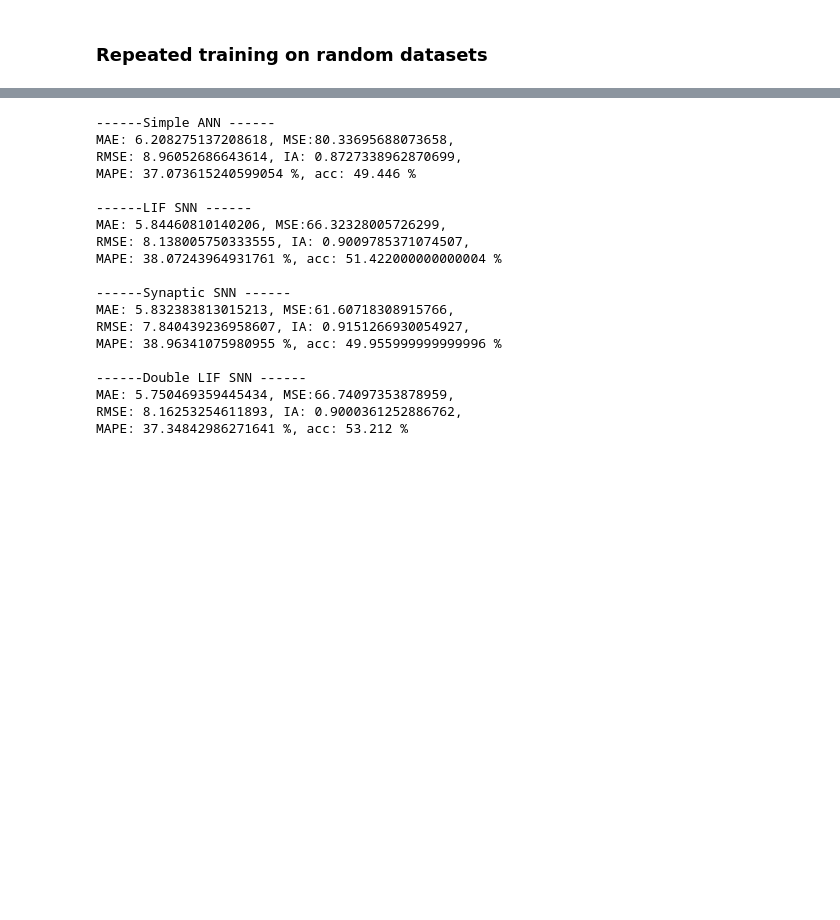
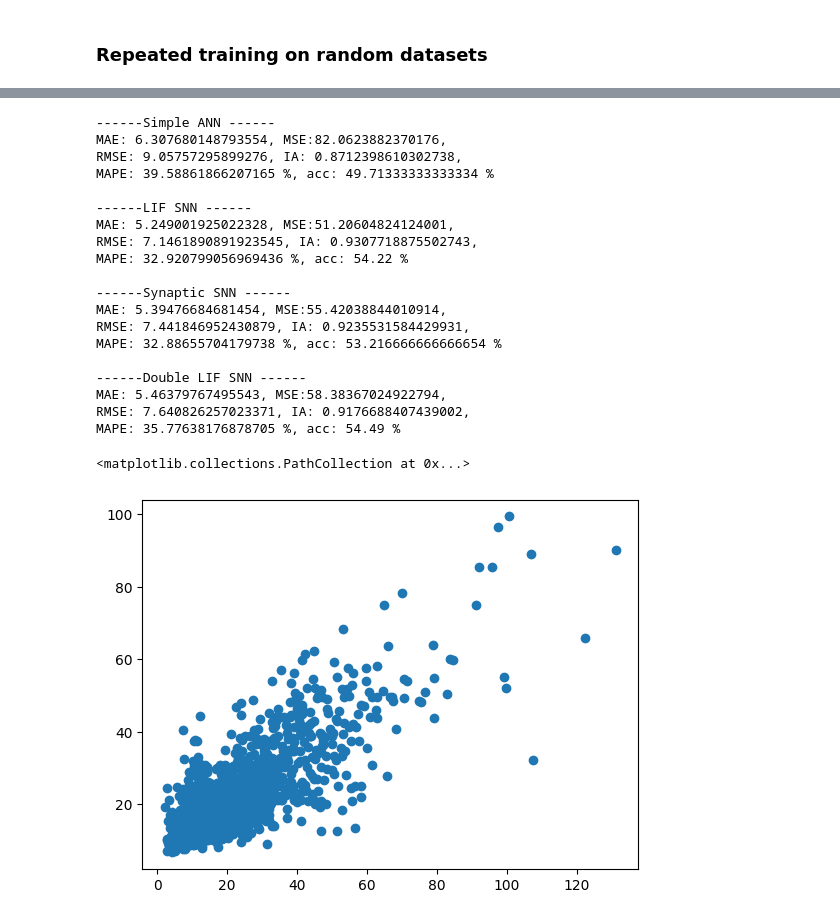
Before and after one commit to Jungliana/SNN-air-pollution, a Jupyter notebook: notebooks/training_dataset06.ipynb, the cells around one changed output, grey strips where cells are left out. Cells and saved outputs as stored; diff of their text form; code cells hidden in the pictures; blank space fills up the shorter version.

```diff
--- a/notebooks/training_dataset06.ipynb
+++ b/notebooks/training_dataset06.ipynb
@@ -26,6 +29,6 @@ valid_loader = data.DataLoader(valid_dataset, batch_size=256, shuffle=False, dro
 # %% [markdown]
 ### Simple regressor
 # %%
-model1 = SimpleANN(num_inputs=8, num_hidden=3500, num_outputs=1)
+model1 = MultiLayerANN(num_inputs=8, num_hidden=5000, num_outputs=1)
 print(model1)
 # %% [output]
@@ -36,4 +41,4 @@ TwoLayerPerceptron(
 )
 # %%
-training_loop(model1, train_loader, valid_loader, device, num_epochs=20, lr=0.003, validation=True)
+training_loop(model1, train_loader, valid_loader, device, num_epochs=120, lr=0.003, validation=True)
 # %% [output]
@@ -236,7 +241,7 @@ err_model2 = [0., 0., 0., 0., 0., 0.]
 err_model3 = [0., 0., 0., 0., 0., 0.]
 err_model4 = [0., 0., 0., 0., 0., 0.]
 # %%
-trials = 5
+trials = 3
 for i in range(trials):
     # Prepare data loaders.
     train_dataset, test_dataset = torch.utils.data.random_split(all_data, (round(0.8 * len(all_data)), round(0.2 * len(all_data))))
@@ -244,17 +249,17 @@ for i in range(trials):
     test_loader = data.DataLoader(test_dataset, batch_size=256, shuffle=False, drop_last=False)
 
     # Prepare models.
-    model1 = SimpleANN(num_inputs=8, num_hidden=4000, num_outputs=1)
-    model2 = LeakySNN(num_inputs=8, num_hidden=4000, num_outputs=1, num_steps=25)
-    model3 = SynapticSNN(num_inputs=8, num_hidden=4000, num_outputs=1, num_steps=50)
-    model4 = DoubleLeakySNN(num_inputs=8, num_hidden=4000, num_outputs=1, num_steps=20)
+    model1 = MultiLayerANN(num_inputs=8, num_hidden=5000, num_outputs=1)
+    model2 = LeakySNN(num_inputs=8, num_hidden=5000, num_outputs=1, num_steps=25)
+    model3 = SynapticSNN(num_inputs=8, num_hidden=5000, num_outputs=1, num_steps=50)
+    model4 = DoubleLeakySNN(num_inputs=8, num_hidden=5000, num_outputs=1, num_steps=20)
 
     # Train models.
     print(f'------------------------------------\nTraining {i+1}')
-    training_loop(model1, train_loader, test_loader, device, num_epochs=25, lr=0.005, validation=False)
-    training_loop(model2, train_loader, test_loader, device, num_epochs=25, lr=0.001, validation=False)
-    training_loop(model3, train_loader, test_loader, device, num_epochs=25, lr=0.0005, validation=False)
-    training_loop(model4, train_loader, test_loader, device, num_epochs=25, lr=0.001, validation=False)
+    training_loop(model1, train_loader, test_loader, device, num_epochs=100, lr=0.003, validation=False) #90
+    training_loop(model2, train_loader, test_loader, device, num_epochs=60, lr=0.001, validation=False) #50
+    training_loop(model3, train_loader, test_loader, device, num_epochs=30, lr=0.0001, validation=False) #25
+    training_loop(model4, train_loader, test_loader, device, num_epochs=40, lr=0.001, validation=False) #35
 
     # Gather results.
     collect_stats(model1, err_model1, test_loader, device)
@@ -292,21 +297,29 @@ print('------Double LIF SNN ------')
 print_average_stats(err_model4, trials)
 # %% [output]
 ------Simple ANN ------
-MAE: 6.208275137208618, MSE:80.33695688073658,
-RMSE: 8.96052686643614, IA: 0.8727338962870699,
-MAPE: 37.073615240599054 %, acc: 49.446 %
+MAE: 6.307680148793554, MSE:82.0623882370176,
+RMSE: 9.05757295899276, IA: 0.8712398610302738,
+MAPE: 39.58861866207165 %, acc: 49.71333333333334 %
 
 ------LIF SNN ------
-MAE: 5.84460810140206, MSE:66.32328005726299,
-RMSE: 8.138005750333555, IA: 0.9009785371074507,
-MAPE: 38.07243964931761 %, acc: 51.422000000000004 %
+MAE: 5.249001925022328, MSE:51.20604824124001,
+RMSE: 7.1461890891923545, IA: 0.9307718875502743,
+MAPE: 32.920799056969436 %, acc: 54.22 %
 
 ------Synaptic SNN ------
-MAE: 5.832383813015213, MSE:61.60718308915766,
-RMSE: 7.840439236958607, IA: 0.9151266930054927,
-MAPE: 38.96341075980955 %, acc: 49.955999999999996 %
+MAE: 5.39476684681454, MSE:55.42038844010914,
+RMSE: 7.441846952430879, IA: 0.9235531584429931,
+MAPE: 32.88655704179738 %, acc: 53.216666666666654 %
 
 ------Double LIF SNN ------
-MAE: 5.750469359445434, MSE:66.74097353878959,
-RMSE: 8.16253254611893, IA: 0.9000361252886762,
-MAPE: 37.34842986271641 %, acc: 53.212 %
+MAE: 5.46379767495543, MSE:58.38367024922794,
+RMSE: 7.640826257023371, IA: 0.9176688407439002,
+MAPE: 35.77638176878705 %, acc: 54.49 %
+# %%
+import matplotlib.pyplot as plt
+from src.error_measures import gather_predictions
+targets1, preds1 = gather_predictions(model1, test_loader, device)
+plt.scatter(targets1, preds1)
+# %% [output]
+<matplotlib.collections.PathCollection at 0x...>
+[figure, added]
```
Also changed, not shown: parts of 9 cells of this notebook, 2 other files.
